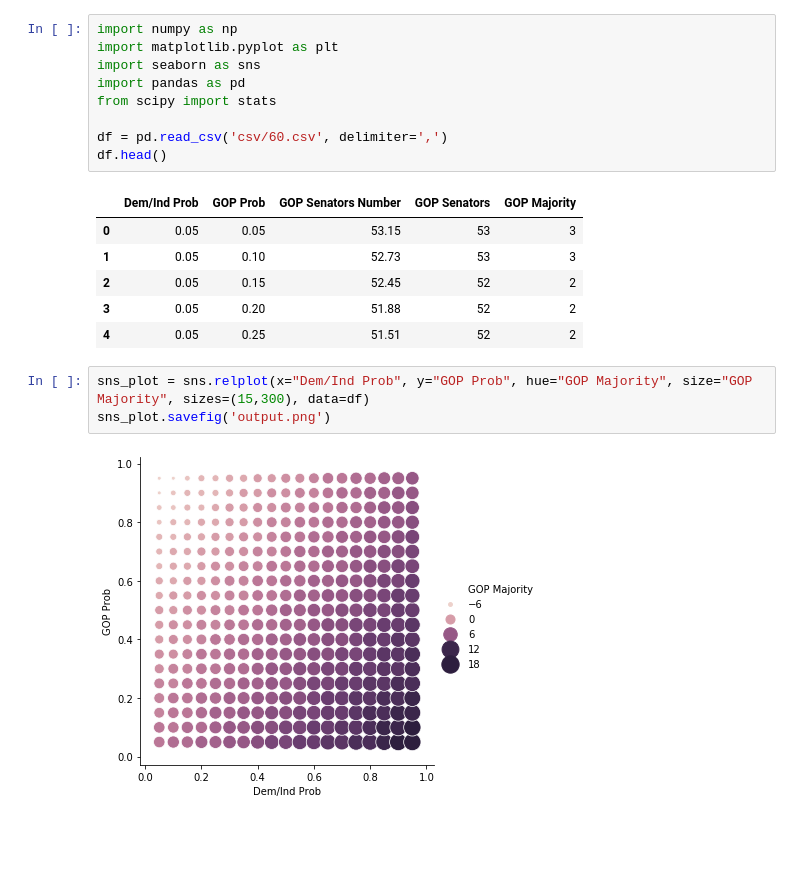
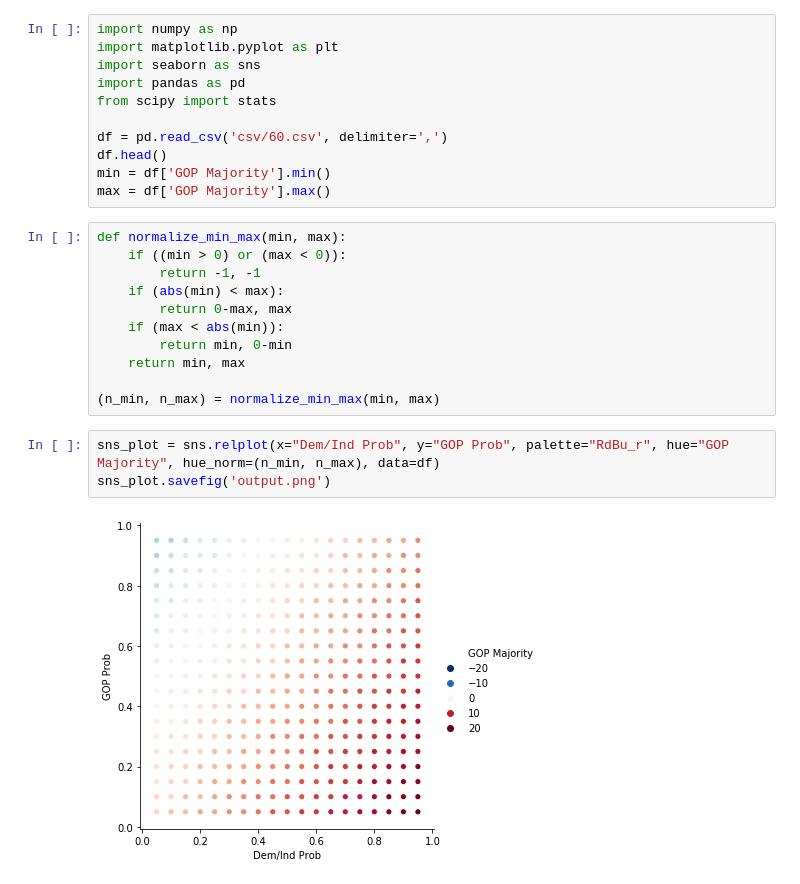
Before and after one commit to jeffokamoto/senate-covid, a Jupyter notebook: visualize.ipynb, the cells around one changed output. Saved outputs shown, nothing was run; the diff lists cells and outputs as text; blank space fills up the shorter version.

```diff
--- a/visualize.ipynb
+++ b/visualize.ipynb
@@ -7,15 +7,21 @@ from scipy import stats
 
 df = pd.read_csv('csv/60.csv', delimiter=',')
 df.head()
+min = df['GOP Majority'].min()
+max = df['GOP Majority'].max()
-# %% [output]
-|  | Dem/Ind Prob | GOP Prob | GOP Senators Number | GOP Senators | GOP Majority |
-| 0 | 0.05 | 0.05 | 53.15 | 53 | 3 |
-| 1 | 0.05 | 0.10 | 52.73 | 53 | 3 |
-| 2 | 0.05 | 0.15 | 52.45 | 52 | 2 |
-| 3 | 0.05 | 0.20 | 51.88 | 52 | 2 |
-| 4 | 0.05 | 0.25 | 51.51 | 52 | 2 |
+# %%
+def normalize_min_max(min, max):
+    if ((min > 0) or (max < 0)):
+        return -1, -1
+    if (abs(min) < max):
+        return 0-max, max
+    if (max < abs(min)):
+        return min, 0-min
+    return min, max
+
+(n_min, n_max) = normalize_min_max(min, max)
 # %%
-sns_plot = sns.relplot(x="Dem/Ind Prob", y="GOP Prob", hue="GOP Majority", size="GOP Majority", sizes=(15,300), data=df)
+sns_plot = sns.relplot(x="Dem/Ind Prob", y="GOP Prob", palette="RdBu_r", hue="GOP Majority", hue_norm=(n_min, n_max), data=df)
 sns_plot.savefig('output.png')
 # %% [output]
-[figure, old version]
+[figure, new version]
```
Also changed, not shown: 1 other file.
